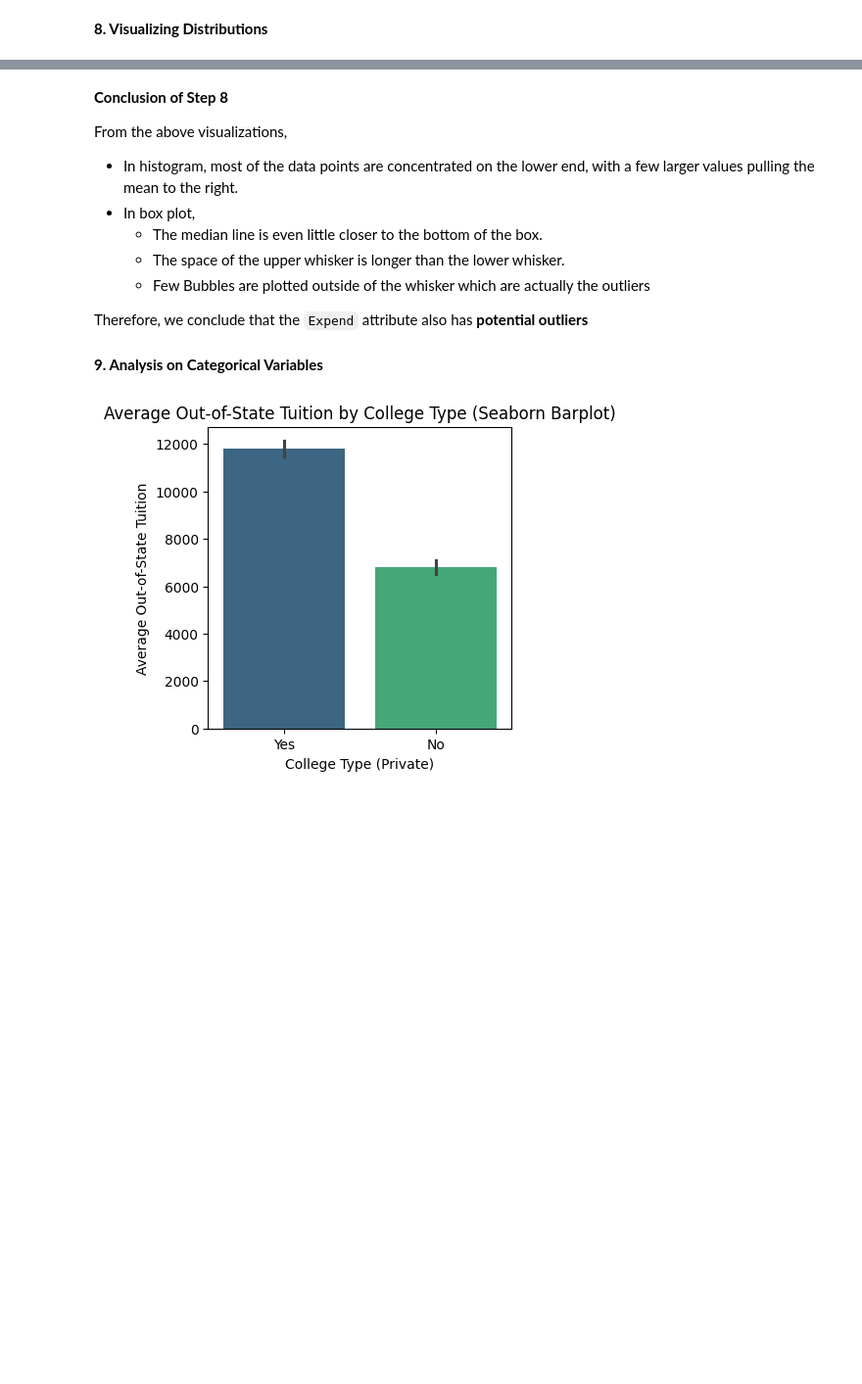
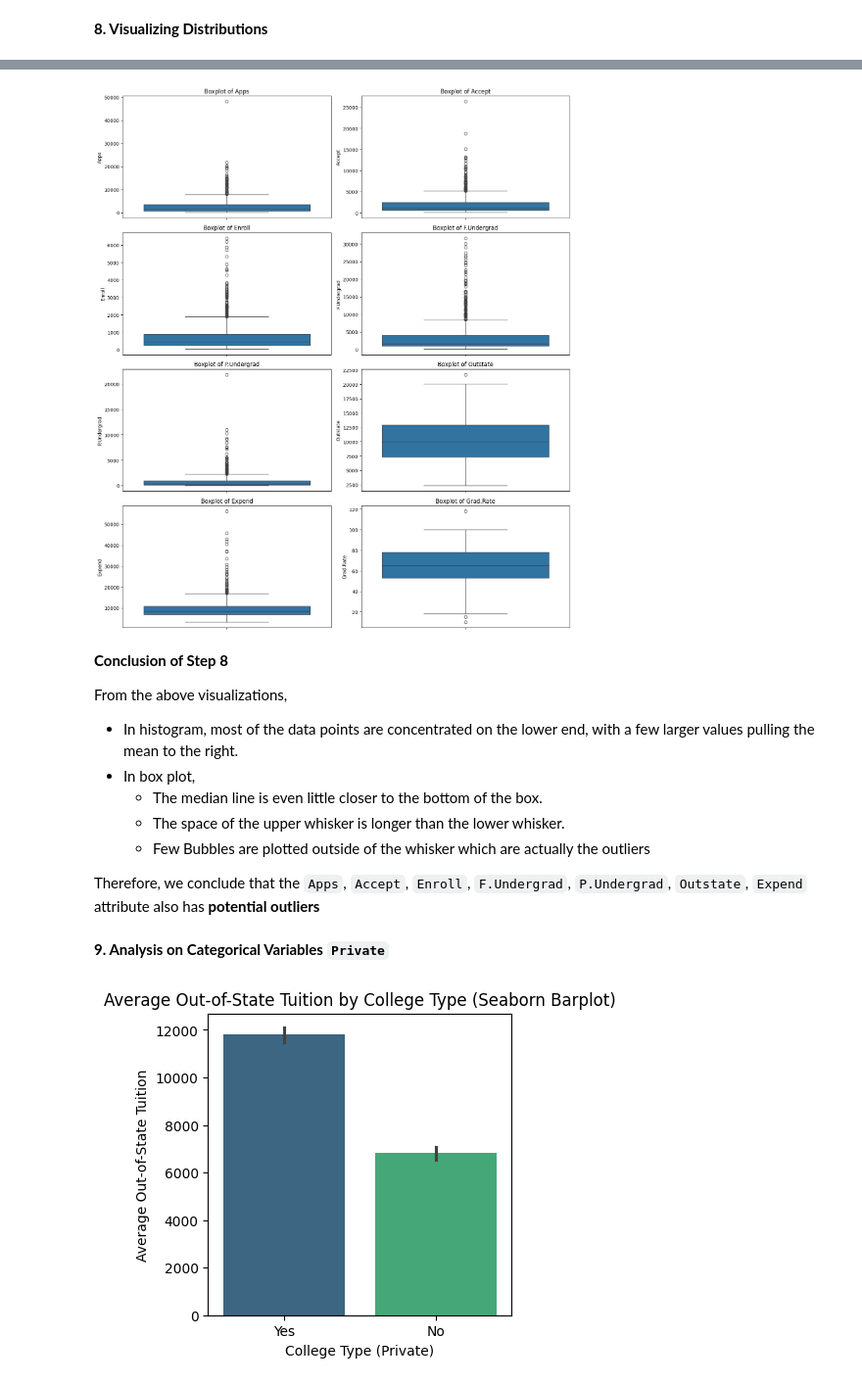
Before and after one commit to HariniS1018/College-Performance-Analysis-and-Graduation-Rate-Prediction, a Jupyter notebook: data_exploration.ipynb, the cells around one changed output, grey strips where cells are left out. Shown at 98% size. Drawn from its saved outputs; the diff is of its cells as text; code cells hidden in the pictures; blank space fills up the shorter version.

```diff
--- a/data_exploration.ipynb
+++ b/data_exploration.ipynb
@@ -213,3 +211,17 @@ plt.show()
+# %%
+nrows = math.ceil(len(numerical_cols) / 2)
+plt.figure(figsize=(14, nrows * 4))
+
+for i, col in enumerate(numerical_cols):
+    plt.subplot(nrows, 2, i + 1)
+    sns.boxplot(y=college[col])
+    plt.title(f'Boxplot of {col}')
+    plt.ylabel(col)
+
+plt.tight_layout()
+plt.show()
+# %% [output]
+[figure, added]
 # %% [markdown]
 **Conclusion of Step 8**
 
@@ -220,9 +232,9 @@ From the above visualizations,
     - The space of the upper whisker is longer than the lower whisker.
     - Few Bubbles are plotted outside of the whisker which are actually the outliers
 
-Therefore, we conclude that the `Expend` attribute also has **potential outliers**
+Therefore, we conclude that the `Apps`, `Accept`, `Enroll`, `F.Undergrad`, `P.Undergrad`, `Outstate`, `Expend` attribute also has **potential outliers**
 # %% [markdown]
-**9. Analysis on Categorical Variables**
+**9. Analysis on Categorical Variables `Private`**
 # %%
 # --- 1. Bar Chart ---
 plt.figure(figsize=(4, 4))
```
Also changed, not shown: parts of 2 cells of this notebook.
